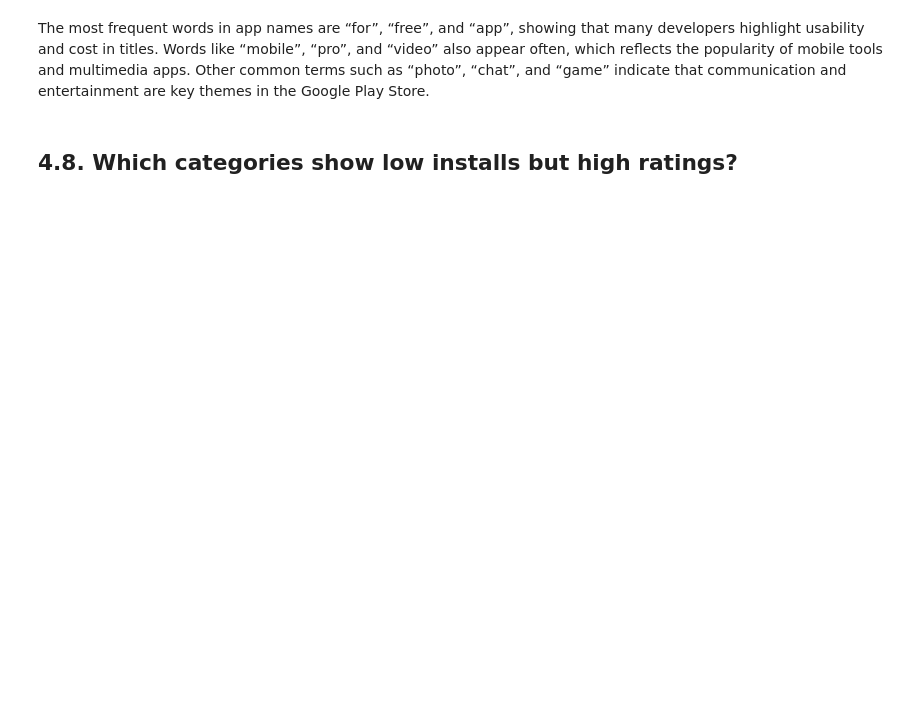
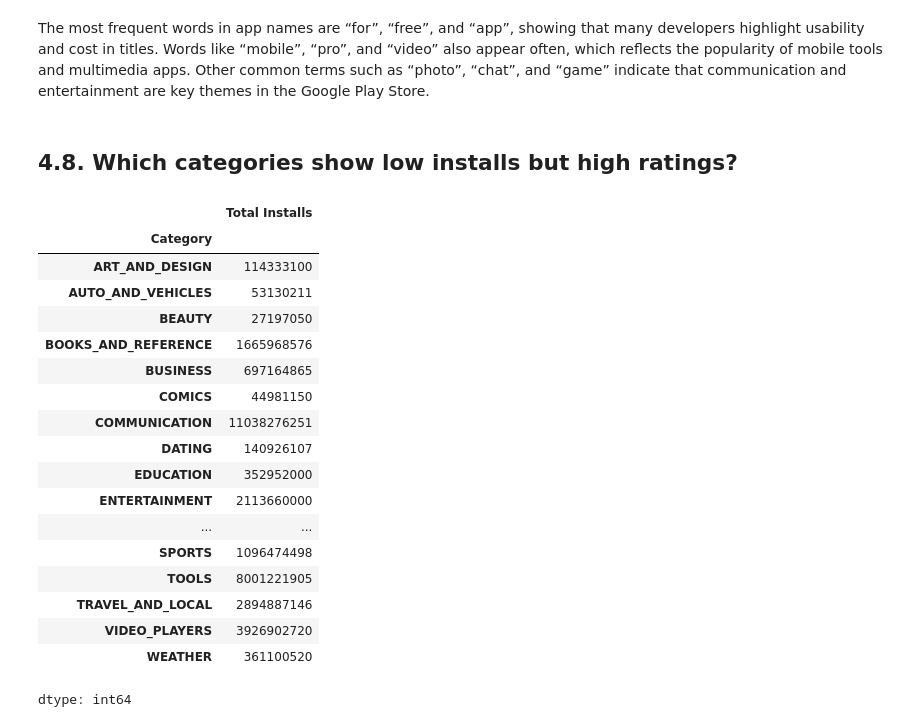
Before and after one commit to emredemirbas/google-playstore-eda, a Jupyter notebook: google_play_store_eda.ipynb, the cells around one changed output. Cells and saved outputs as stored; diff of their text form; code cells hidden in the pictures; blank space fills up the shorter version.

```diff
--- a/google_play_store_eda.ipynb
+++ b/google_play_store_eda.ipynb
@@ -1223,0 +1223,25 @@ google_play_store_df["Rating"].value_counts().sort_values(ascending=False)
+# %%
+# total installs by category
+cat_vs_total_installs = google_play_store_df.groupby("Category")["Installs"].sum()
+cat_vs_total_installs = cat_vs_total_installs.rename("Total Installs") # change "Installs" -> "Total Installs"
+cat_vs_total_installs
+# %% [output]
+|  | Total Installs |
+| Category |  |
+| ART_AND_DESIGN | 114333100 |
+| AUTO_AND_VEHICLES | 53130211 |
+| BEAUTY | 27197050 |
+| BOOKS_AND_REFERENCE | 1665968576 |
+| BUSINESS | 697164865 |
+| COMICS | 44981150 |
+| COMMUNICATION | 11038276251 |
+| DATING | 140926107 |
+| EDUCATION | 352952000 |
+| ENTERTAINMENT | 2113660000 |
+| ... | ... |
+| SPORTS | 1096474498 |
+| TOOLS | 8001221905 |
+| TRAVEL_AND_LOCAL | 2894887146 |
+| VIDEO_PLAYERS | 3926902720 |
+| WEATHER | 361100520 |
+dtype: int64
```
Also changed, not shown: parts of 7 cells of this notebook.
